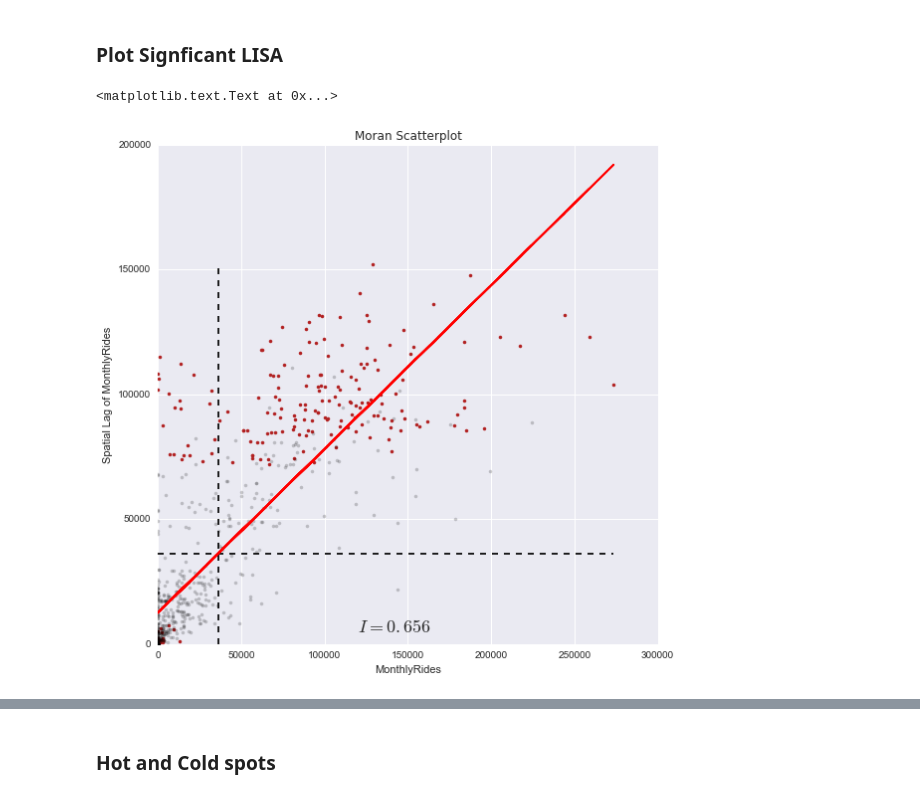
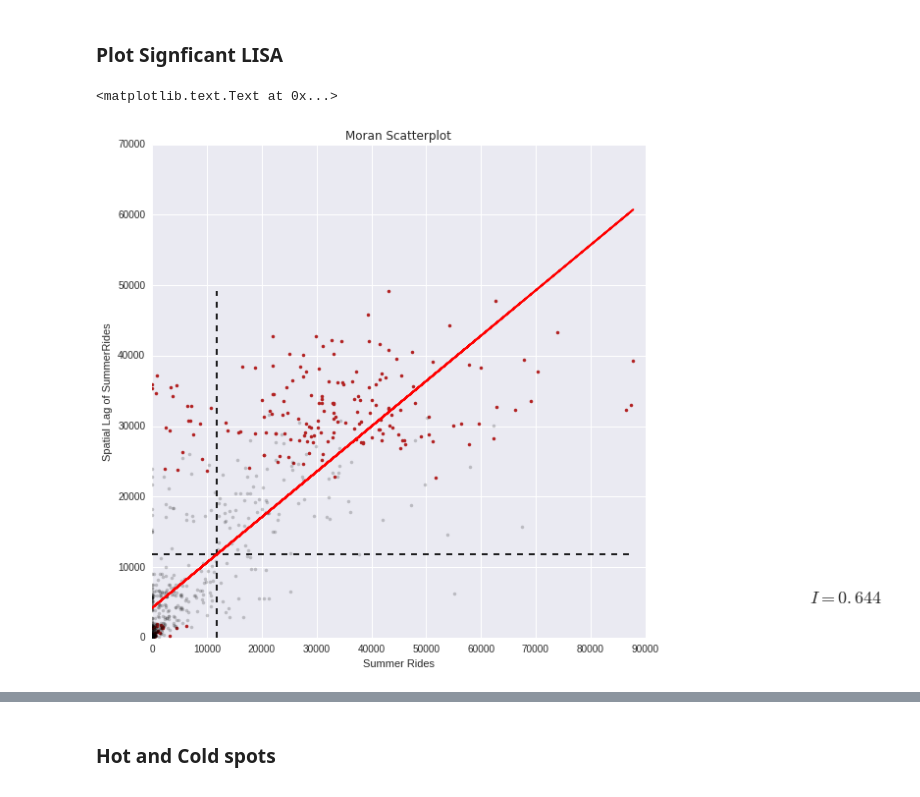
Before and after one commit to overwaterland/PUI2016_hc1924, a Jupyter notebook: HW10_hc1924/Assignment2_hc1924.ipynb, the cells around one changed output, grey strips where cells are left out. Drawn from its saved outputs; the diff is of its cells as text; code cells hidden in the pictures.

```diff
--- a/HW10_hc1924/Assignment2_hc1924.ipynb
+++ b/HW10_hc1924/Assignment2_hc1924.ipynb
@@ -382,0 +413,3 @@ b,a
+# %%
+b_s, a_s = np.polyfit(MonthlyRide_summer, MonthlyRideLag_summer, 1)
+b_s, a_s
@@ -407 +459,4 @@ I_MonthlyRide = ps.Moran(MonthlyRide, qW_CT)
+# %%
+I_MonthlyRide_s = ps.Moran(MonthlyRide_summer, qW_CT)
+I_MonthlyRide_w = ps.Moran(MonthlyRide_winter, qW_CT)
 # %%
@@ -442,5 +522,6 @@ plt.xlim([-.70, .70])
 # %% [markdown]
 ## Local  Spatial Autocorrelation
 # %%
-LMo_MonthlyRide = ps.Moran_Local(MonthlyRide, qW_CT,permutations=999)
+LMo_MonthlyRide_s = ps.Moran_Local(MonthlyRide_summer, qW_CT,permutations=999)
+LMo_MonthlyRide_w = ps.Moran_Local(MonthlyRide_winter, qW_CT,permutations=999)
 # %%
@@ -457,0 +540,5 @@ W_insigs = MonthlyRideLag[LMo_MonthlyRide.p_sim > .001]
+# %%
+sigs_s = MonthlyRide_summer[LMo_MonthlyRide_s.p_sim <= .001]
+W_sigs_s = MonthlyRideLag_summer[LMo_MonthlyRide_s.p_sim <= .001]
+insigs_s = MonthlyRide_summer[LMo_MonthlyRide_s.p_sim > .001]
+W_insigs_s = MonthlyRideLag_summer[LMo_MonthlyRide_s.p_sim > .001]
@@ -459,20 +551,19 @@ W_insigs = MonthlyRideLag[LMo_MonthlyRide.p_sim > .001]
 ### Plot Signficant LISA
 # %%
 f, ax = plt.subplots(figsize=(9, 9))
-plt.plot(sigs, W_sigs, '.', color='firebrick')
-plt.plot(insigs, W_insigs, '.k', alpha=.2)
-plt.text(s='$I = %.3f$' % I_MonthlyRide.I, x=120000, y=5000, fontsize=18)
+plt.plot(sigs_s, W_sigs_s, '.', color='firebrick')
+plt.plot(insigs_s, W_insigs_s, '.k', alpha=.2)
+plt.text(s='$I = %.3f$' % I_MonthlyRide_s.I, x=120000, y=5000, fontsize=18)
 
- # dashed vert at mean of the last year's PCI
-plt.vlines(MonthlyRide.mean(), MonthlyRideLag.min(), MonthlyRideLag.max(), linestyle='--')
- # dashed horizontal at mean of lagged PCI
-plt.hlines(MonthlyRideLag.mean(), MonthlyRide.min(), MonthlyRide.max(), linestyle='--')
+plt.vlines(MonthlyRide_summer.mean(), MonthlyRideLag_summer.min(), MonthlyRideLag_summer.max(), linestyle='--')
+
+plt.hlines(MonthlyRideLag_summer.mean(), MonthlyRide_summer.min(), MonthlyRide_summer.max(), linestyle='--')
 
 # red line of best fit using global I as slope
-plt.plot(MonthlyRide, a + b*MonthlyRide, 'r')
+plt.plot(MonthlyRide_summer, a_s + b_s*MonthlyRide_summer, 'r')
 plt.title('Moran Scatterplot')
-plt.ylabel('Spatial Lag of MonthlyRides')
-plt.xlabel('MonthlyRides')
+plt.ylabel('Spatial Lag of SummerRides')
+plt.xlabel('Summer Rides')
 # %% [output]
 <matplotlib.text.Text at 0x...>
-[figure, old version]
+[figure, new version]
```
Also changed, not shown: parts of 40 cells of this notebook, 1 other file.
